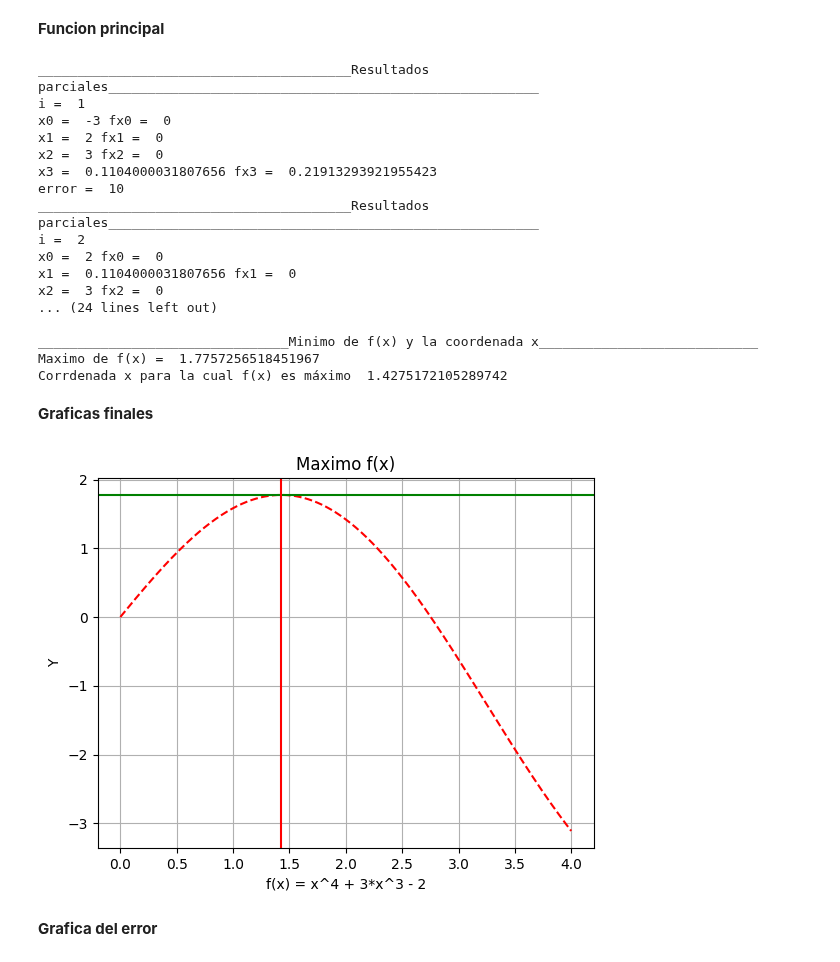
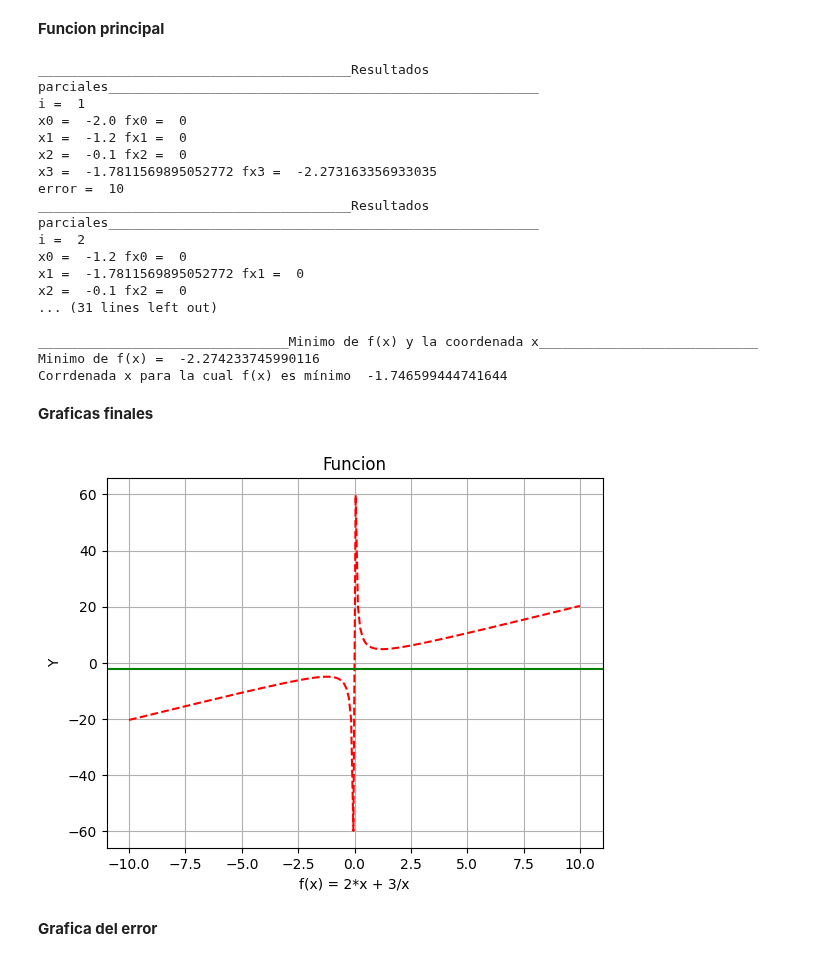
Before and after one commit to soyudea/Optimizacion, a Jupyter notebook: InterpolaciónCuadraticaTallerPunto7.ipynb, the cells around one changed output. Drawn from its saved outputs; the diff is of its cells as text; code cells hidden in the pictures.

```diff
--- a/InterpolaciónCuadraticaTallerPunto7.ipynb
+++ b/InterpolaciónCuadraticaTallerPunto7.ipynb
@@ -36,14 +36,13 @@ Digite el valor del error esperado 0.001
 f(x) = x^4 + 3*x^3 - 2
 # %%
 def graf_f_interpola_cuadra():
-  X = list(np.arange(x0, x2, error_interp))
-  Y=[(3 + 6*x +5*x**2 + 3*x**3 +4*x**4) for x in X]
-
+  X=np.linspace(-10,10,200)
+  Y=[(2*x + 3/x) for x in X]
   plt.title("Funcion")
-  plt.xlabel("f(x) = 3 + 6*x +5*x**3 + 3*x**3 +4*x**4")
+  plt.xlabel("f(x) = 2*x + 3/x")
   plt.ylabel("Y")
   plt.plot(X,Y, "r--")
-  plt.axhline(y=1.69, xmin=0, color="g")
+  plt.axhline(y= -3.99, xmin=0, color="g")
   plt.grid()
   plt.show()
 
@@ -163,52 +162,50 @@ obj = InterpCuadratica(x0,x1, x2, error_interp )
 lista_errores = obj.getListaError()
 def main():
   obj.calculoMinimo()                                   #Se invoca método calculo del minimo
-  maximo = obj.get_maximo()                             #Obtiene el valor minimo final
+  minimo = obj.get_minimo()                             #Obtiene el valor minimo final
   x = obj.get_cord_x()
   print()
   print()
   print("________________________________Minimo de f(x) y la coordenada x____________________________")
-  print("Maximo de f(x) = ", maximo)
-  print("Corrdenada x para la cual f(x) es máximo ", x)
+  print("Minimo de f(x) = ", minimo)
+  print("Corrdenada x para la cual f(x) es mínimo ", x)
 if __name__=='__main__':
    main()
 # %% [output]
 ________________________________________Resultados parciales_______________________________________________________
 i =  1
-x0 =  -3 fx0 =  0
-x1 =  2 fx1 =  0
-x2 =  3 fx2 =  0
-x3 =  0.1104000031807656 fx3 =  0.21913293921955423
+x0 =  -2.0 fx0 =  0
+x1 =  -1.2 fx1 =  0
+x2 =  -0.1 fx2 =  0
+x3 =  -1.7811569895052772 fx3 =  -2.273163356933035
 error =  10
 ________________________________________Resultados parciales_______________________________________________________
 i =  2
-x0 =  2 fx0 =  0
-x1 =  0.1104000031807656 fx1 =  0
-x2 =  3 fx2 =  0
-... (24 lines left out)
+x0 =  -1.2 fx0 =  0
+x1 =  -1.7811569895052772 fx1 =  0
+x2 =  -0.1 fx2 =  0
+... (31 lines left out)
 
 ________________________________Minimo de f(x) y la coordenada x____________________________
-Maximo de f(x) =  1.7757256518451967
-Corrdenada x para la cual f(x) es máximo  1.4275172105289742
+Minimo de f(x) =  -2.274233745990116
+Corrdenada x para la cual f(x) es mínimo  -1.746599444741644
 # %% [markdown]
 **Graficas finales**
 # %%
 def graf_f_interpola_cuadra():
-  X = list(np.arange(x0, x2, error_interp))
-  Y=[(2*math.sin(x) -(x**2)/10) for x in X]
-
-  plt.title("Maximo f(x)")
-  plt.xlabel("f(x) = x^4 + 3*x^3 - 2")
+  X=np.linspace(-10,10,200)
+  Y=[(2*x + 3/x) for x in X]
+  plt.title("Funcion")
+  plt.xlabel("f(x) = 2*x + 3/x")
   plt.ylabel("Y")
   plt.plot(X,Y, "r--")
-  plt.axhline(y=1.7757205228062285, xmin=0, color="g")
-  plt.axvline(x= 1.4275517787645942, ymin=0.0, ymax=30, color = "r")
+  plt.axhline(y= -2.274233745990116, xmin=0, color="g")
   plt.grid()
   plt.show()
 
 graf_f_interpola_cuadra()
 # %% [output]
-[figure, old version]
+[figure, new version]
 # %% [markdown]
 **Grafica del error**
 # %%
```
Also changed, not shown: parts of 5 cells of this notebook.
